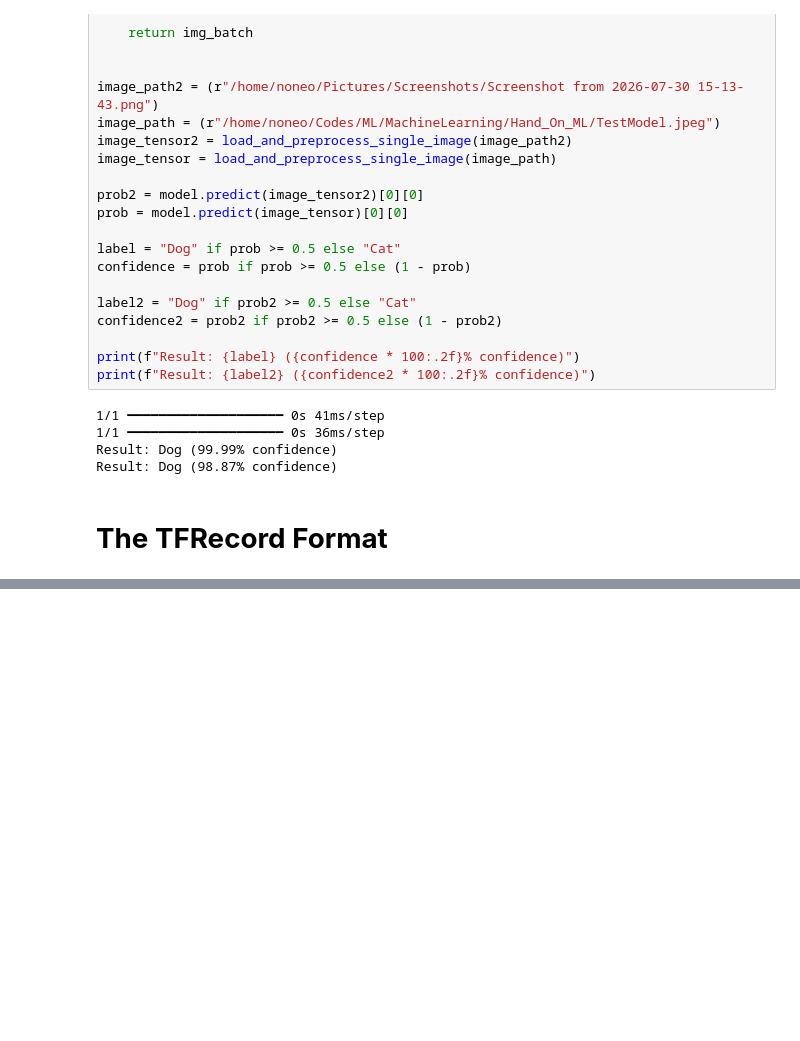
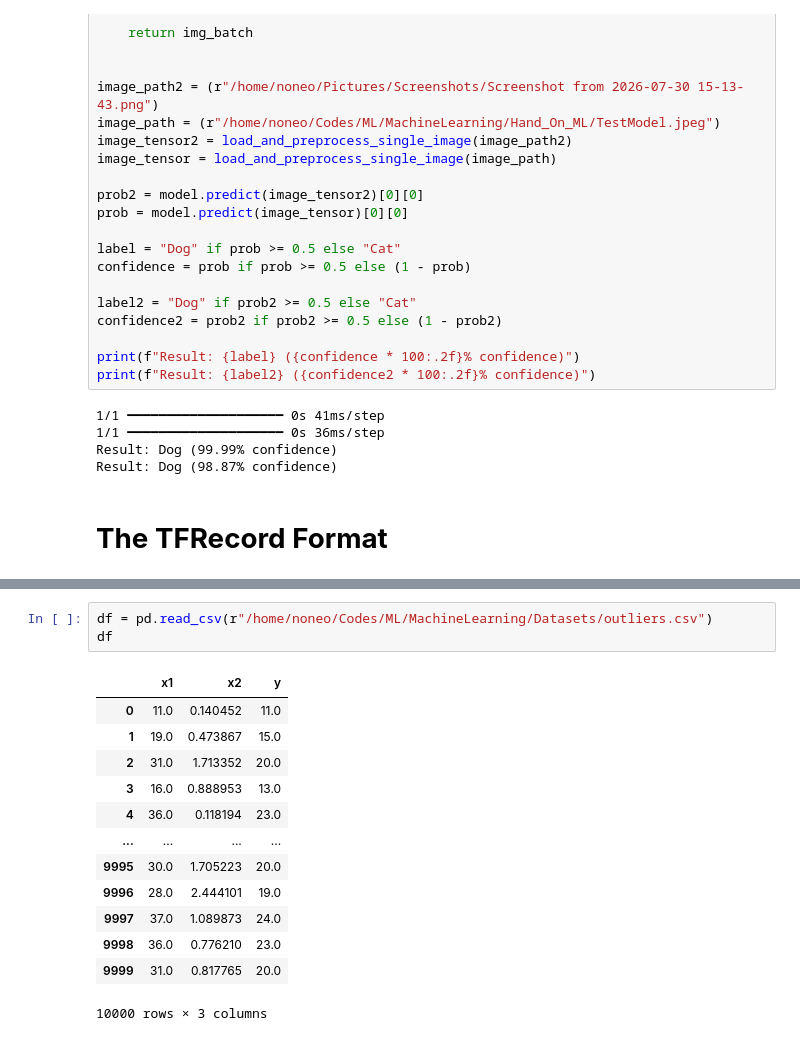
Before and after one commit to Haseebi-khan/MachineLearning, a Jupyter notebook: Hand_On_ML/Chapter12_LoadingPreprocessingDataTensorFlow.ipynb, the cells around one changed output, grey strips where cells are left out. Saved outputs shown, nothing was run; the diff lists cells and outputs as text; blank space fills up the shorter version.

```diff
--- a/Hand_On_ML/Chapter12_LoadingPreprocessingDataTensorFlow.ipynb
+++ b/Hand_On_ML/Chapter12_LoadingPreprocessingDataTensorFlow.ipynb
@@ -540,0 +599,17 @@ Result: Dog (98.87% confidence)
+# %%
+df = pd.read_csv(r"/home/noneo/Codes/ML/MachineLearning/Datasets/outliers.csv")
+df
+# %% [output]
+|  | x1 | x2 | y |
+| 0 | 11.0 | 0.140452 | 11.0 |
+| 1 | 19.0 | 0.473867 | 15.0 |
+| 2 | 31.0 | 1.713352 | 20.0 |
+| 3 | 16.0 | 0.888953 | 13.0 |
+| 4 | 36.0 | 0.118194 | 23.0 |
+| ... | ... | ... | ... |
+| 9995 | 30.0 | 1.705223 | 20.0 |
+| 9996 | 28.0 | 2.444101 | 19.0 |
+| 9997 | 37.0 | 1.089873 | 24.0 |
+| 9998 | 36.0 | 0.776210 | 23.0 |
+| 9999 | 31.0 | 0.817765 | 20.0 |
+10000 rows × 3 columns
```
Also changed, not shown: parts of 47 cells of this notebook, 3 other files.
